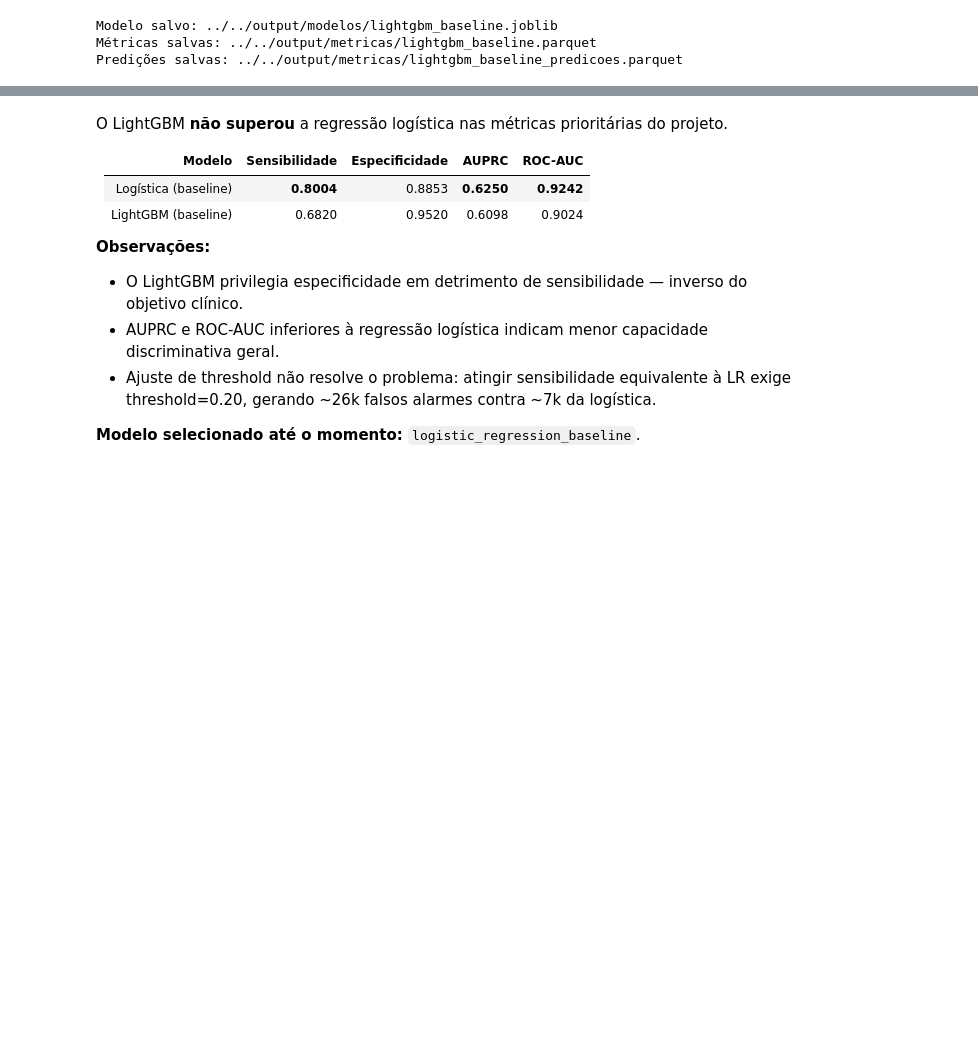
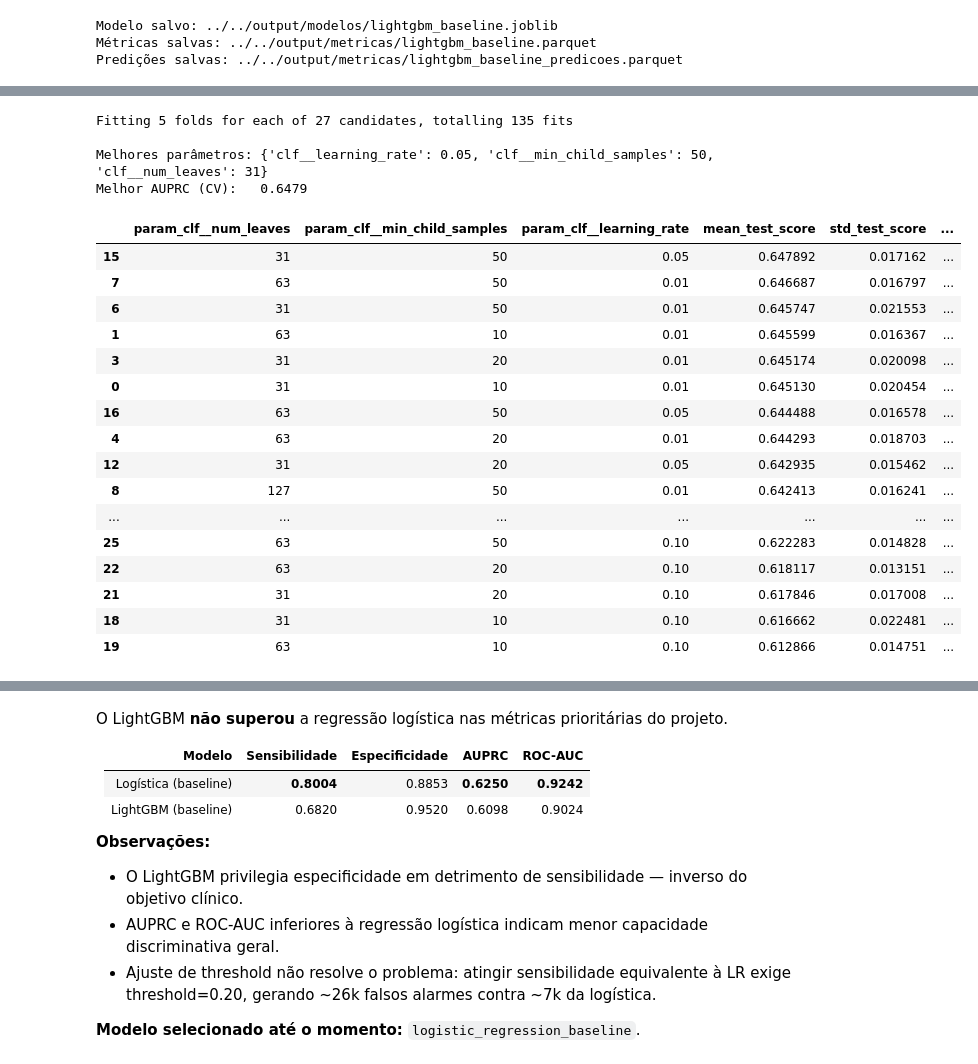
Before and after one commit to jorgedss/iris_study, a Jupyter notebook: notebooks/03_models/lightgbm.ipynb, the cells around one changed output, grey strips where cells are left out. Saved outputs shown, nothing was run; the diff lists cells and outputs as text; code cells hidden in the pictures; blank space fills up the shorter version.

```diff
--- a/notebooks/03_models/lightgbm.ipynb
+++ b/notebooks/03_models/lightgbm.ipynb
@@ -355,0 +362,65 @@ Predições salvas: ../../output/metricas/lightgbm_baseline_predicoes.parquet
+# %%
+from sklearn.model_selection import GridSearchCV, StratifiedKFold
+
+def build_pipeline():
+    return Pipeline([
+        ('pre', preprocessor),
+        ('clf', LGBMClassifier(
+            n_estimators=500,
+            class_weight='balanced',
+            random_state=RANDOM_STATE,
+            n_jobs=-1,
+            verbose=-1,
+        )),
+    ])
+
+param_grid = {
+    'clf__num_leaves':        [31, 63, 127],
+    'clf__min_child_samples': [10, 20, 50],
+    'clf__learning_rate':     [0.01, 0.05, 0.1],
+}
+
+cv = StratifiedKFold(n_splits=5, shuffle=True, random_state=RANDOM_STATE)
+
+grid_search = GridSearchCV(
+    estimator=build_pipeline(),
+    param_grid=param_grid,
+    scoring='average_precision',
+    cv=cv,
+    n_jobs=-1,
+    verbose=1,
+    refit=True,
+)
+
+grid_search.fit(X_train_prep, y_train)
+
+print(f'\nMelhores parâmetros: {grid_search.best_params_}')
+print(f'Melhor AUPRC (CV):   {grid_search.best_score_:.4f}')
+
+df_cv = pd.DataFrame(grid_search.cv_results_)
+df_cv = df_cv[['param_clf__num_leaves', 'param_clf__min_child_samples', 'param_clf__learning_rate',
+               'mean_test_score', 'std_test_score', 'rank_test_score']]
+df_cv = df_cv.sort_values('rank_test_score')
+display(df_cv)
+# %% [output]
+Fitting 5 folds for each of 27 candidates, totalling 135 fits
+
+Melhores parâmetros: {'clf__learning_rate': 0.05, 'clf__min_child_samples': 50, 'clf__num_leaves': 31}
+Melhor AUPRC (CV):   0.6479
+|  | param_clf__num_leaves | param_clf__min_child_samples | param_clf__learning_rate | mean_test_score | std_test_score | ... |
+| 15 | 31 | 50 | 0.05 | 0.647892 | 0.017162 | ... |
+| 7 | 63 | 50 | 0.01 | 0.646687 | 0.016797 | ... |
+| 6 | 31 | 50 | 0.01 | 0.645747 | 0.021553 | ... |
+| 1 | 63 | 10 | 0.01 | 0.645599 | 0.016367 | ... |
+| 3 | 31 | 20 | 0.01 | 0.645174 | 0.020098 | ... |
+| 0 | 31 | 10 | 0.01 | 0.645130 | 0.020454 | ... |
+| 16 | 63 | 50 | 0.05 | 0.644488 | 0.016578 | ... |
+| 4 | 63 | 20 | 0.01 | 0.644293 | 0.018703 | ... |
+| 12 | 31 | 20 | 0.05 | 0.642935 | 0.015462 | ... |
+| 8 | 127 | 50 | 0.01 | 0.642413 | 0.016241 | ... |
+| ... | ... | ... | ... | ... | ... | ... |
+| 25 | 63 | 50 | 0.10 | 0.622283 | 0.014828 | ... |
+| 22 | 63 | 20 | 0.10 | 0.618117 | 0.013151 | ... |
+| 21 | 31 | 20 | 0.10 | 0.617846 | 0.017008 | ... |
+| 18 | 31 | 10 | 0.10 | 0.616662 | 0.022481 | ... |
+| 19 | 63 | 10 | 0.10 | 0.612866 | 0.014751 | ... |
```
Also changed, not shown: parts of 6 cells of this notebook, 9 other files.
